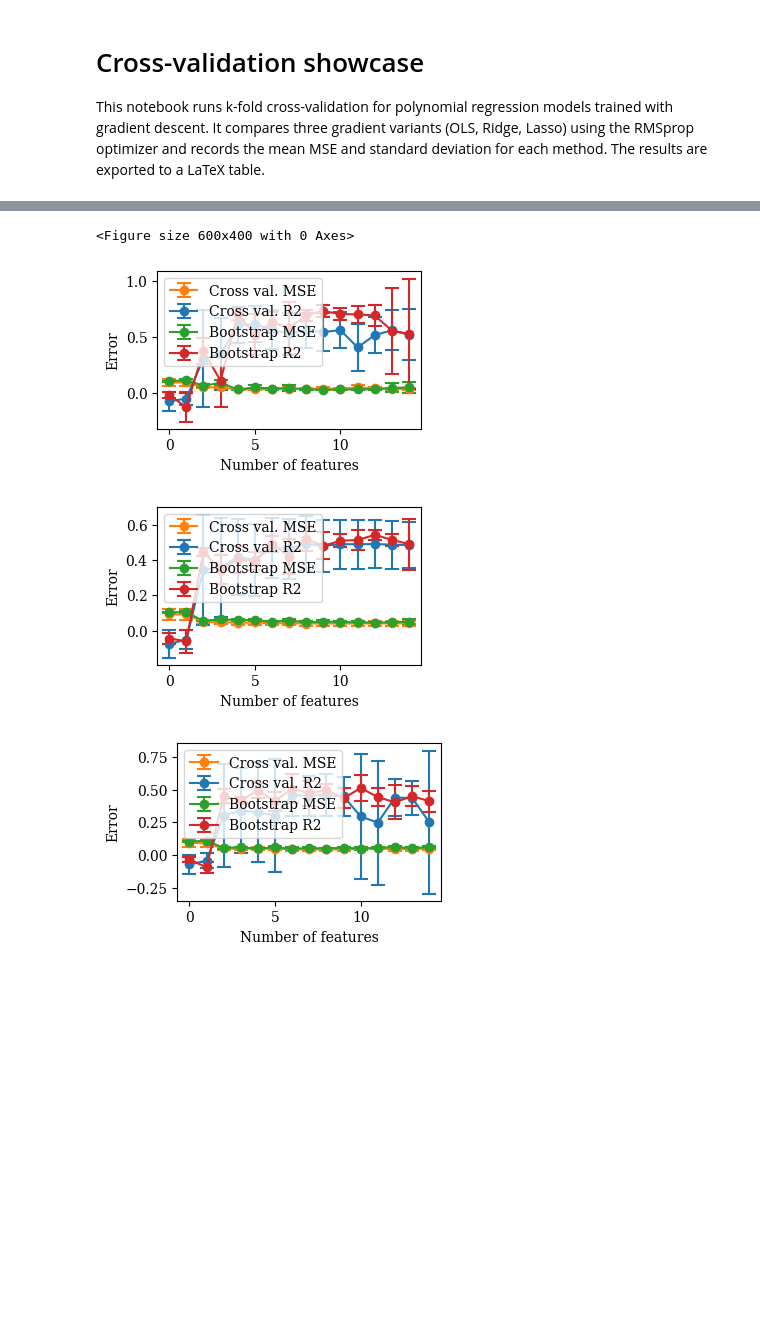
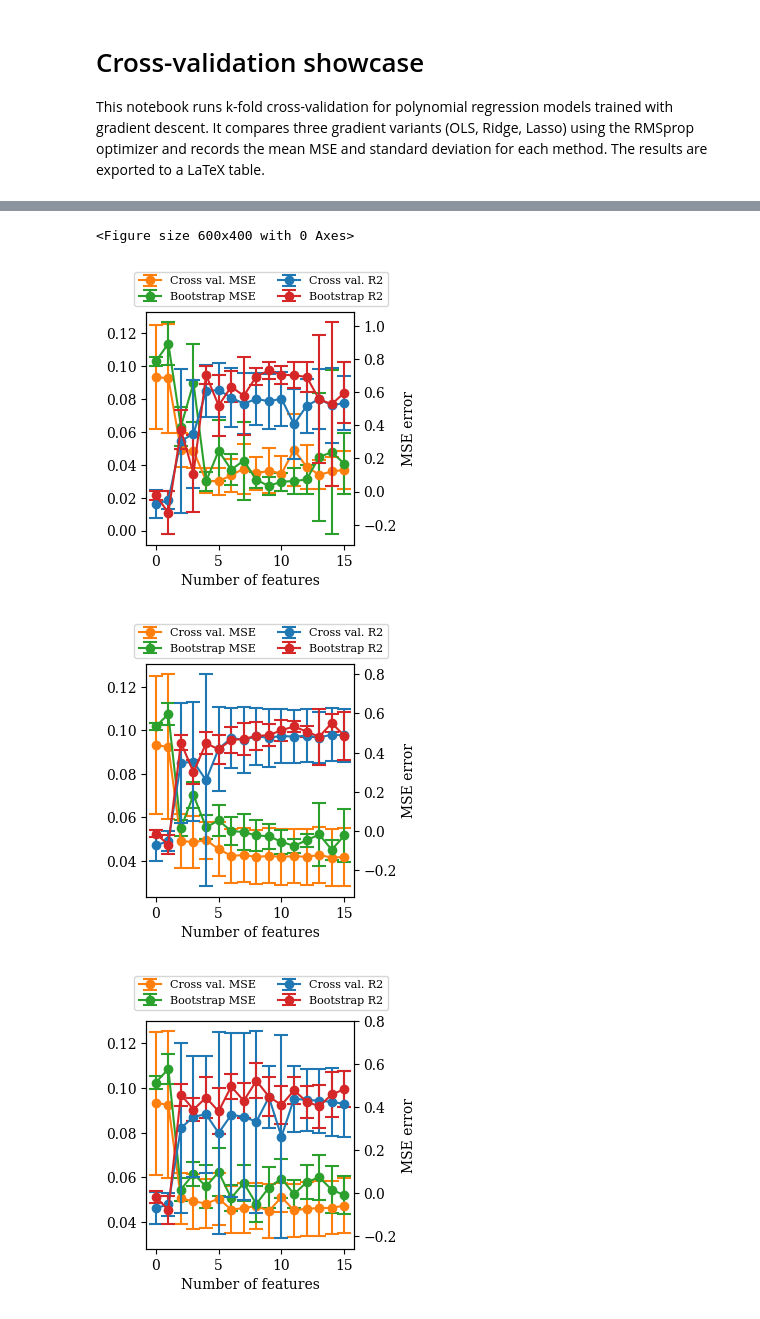
Before and after one commit to yangliu141/Exploration-of-Regression-with-the-Runge-Function, a Jupyter notebook: Code/Showcase_Notebooks/crossvalidation.ipynb, the cells around one changed output, grey strips where cells are left out. Cells and saved outputs as stored; diff of their text form; code cells hidden in the pictures; blank space fills up the shorter version.

Commit message:
Cross val bootstrap

```diff
--- a/Code/Showcase_Notebooks/crossvalidation.ipynb
+++ b/Code/Showcase_Notebooks/crossvalidation.ipynb
@@ -24,8 +24,8 @@ learningRate = 0.05
 decay = 0.99
 n_features = 4
 noIntercept = False
-n_folds = 5
-n_bootstraps = 10
+n_folds = 10
+n_bootstraps = 50
 
 gradient_OLS = Gradients.OLS()
 gradient_Ridge = Gradients.Ridge(0.01)
@@ -33,9 +33,10 @@ gradient_Lasso = Gradients.Lasso(0.01)
 
 GRADIENTS = [gradient_OLS, gradient_Ridge, gradient_Lasso]
 
-results = np.ndarray((3, 15, 4, 2))
+n_features_list = range(0, 16)
 
-n_features_list = range(0, 15)
+results = np.ndarray((len(GRADIENTS), len(n_features_list), 4, 2))
+
 
 for i, gradient in enumerate(GRADIENTS):
     for j, n_features in enumerate(n_features_list):
@@ -60,44 +126,79 @@ graphNames = ["Cross val. MSE", "Cross val. R2", "Bootstrap MSE", "Bootstrap R2"
 
 mpl.rcParams.update({
         "font.family": "serif",    # match LaTeX document
         "font.size": 10,           # document font size
         "axes.labelsize": 10,
         "legend.fontsize": 10,
         "xtick.labelsize": 10,
         "ytick.labelsize": 10,
     })
 
 
 # Figure size & line width
 COLUMNWIDTH_PT = 246.0           # LaTeX \columnwidth
 INCHES_PER_PT = 1/72.27
 FIG_WIDTH = COLUMNWIDTH_PT * INCHES_PER_PT
 FIG_HEIGHT = FIG_WIDTH * 0.6      # adjust aspect ratio
 STANDARD_LINEWIDTH = 1.5
 
+skipR2 = True
+
 color = ['tab:orange', 'tab:blue', 'tab:green', 'tab:red']
 
 for gradient_idx, gradientResult in enumerate(resultsTransposed):
-    plt.figure(figsize=(FIG_WIDTH, FIG_HEIGHT))
+
+    #plt.figure(figsize=(FIG_WIDTH, FIG_HEIGHT*1.5))
+    fig, ax1 = plt.subplots(figsize=(FIG_WIDTH, FIG_HEIGHT*1.5))
+    ax2 = ax1.twinx()
+
     for graph_idx, graph in enumerate(gradientResult):
         mean = graph[0]
         std  = graph[1]
 
-        plt.errorbar(
-            n_features_list, mean, yerr=std,
-            fmt='-o', capsize=5, elinewidth=1.5, capthick=1.5,
-            label=graphNames[graph_idx],
-            color=color[graph_idx],
-            linewidth=STANDARD_LINEWIDTH
-        )
+        if graph_idx % 2 == 0:
+            ax1.errorbar(
+                n_features_list, mean, yerr=std,
+                fmt='-o', capsize=5, elinewidth=1.5, capthick=1.5,
+                label=graphNames[graph_idx],
+                color=color[graph_idx],
+                linewidth=STANDARD_LINEWIDTH
+            )
+        else:
+            ax2.errorbar(
+                n_features_list, mean, yerr=std,
+                fmt='-o', capsize=5, elinewidth=1.5, capthick=1.5,
+                label=graphNames[graph_idx],
+                color=color[graph_idx],
+                linewidth=STANDARD_LINEWIDTH
+            )
 
-    plt.xlabel("Number of features")
-    plt.ylabel("Error")
-    plt.legend()
+    ax1.set_xlabel("Number of features")
+    ax1.set_ylabel("R² error")
+    ax2.set_ylabel("MSE error")
+
+    ax1.tick_params(axis='y')
+    ax2.tick_params(axis='y')
+
+    lines1, labels1 = ax1.get_legend_handles_labels()
+    lines2, labels2 = ax2.get_legend_handles_labels()
+
+    # Combine
+    all_lines = lines1 + lines2
+    all_labels = labels1 + labels2
+
+    # Put a single legend for the figure
+    fig.legend(
+        loc='upper center',
+        bbox_to_anchor=(0.5, 1.1),
+        ncol=2,
+        fontsize=8,
+        frameon=True
+    )
+    plt.tight_layout()
     plt.savefig(f"figures/crossValBootstrap{str(GRADIENTS[gradient_idx])}.pdf", format='pdf')
     plt.show()
 # %% [output]
 <Figure size 600x400 with 0 Axes>
-[figure, old version]
+[figure, new version]
-[figure, old version]
+[figure, new version]
-[figure, old version]
+[figure, new version]
```
Also changed, not shown: parts of 1 cell of this notebook, 6 other files.
